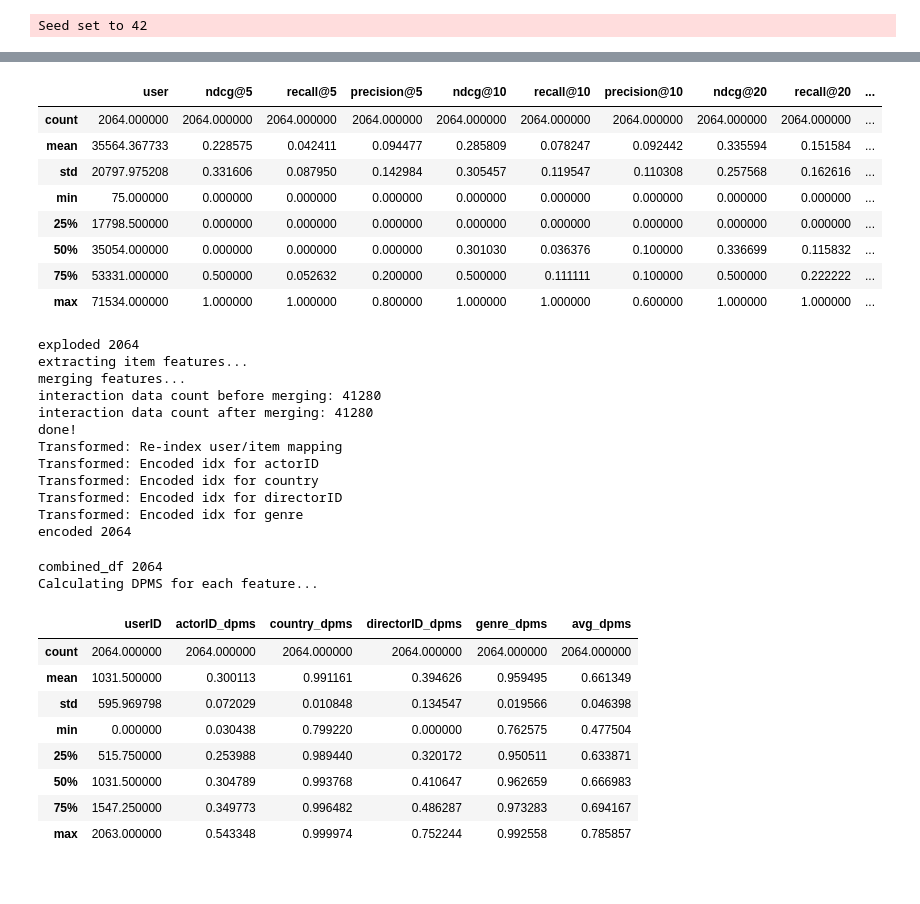
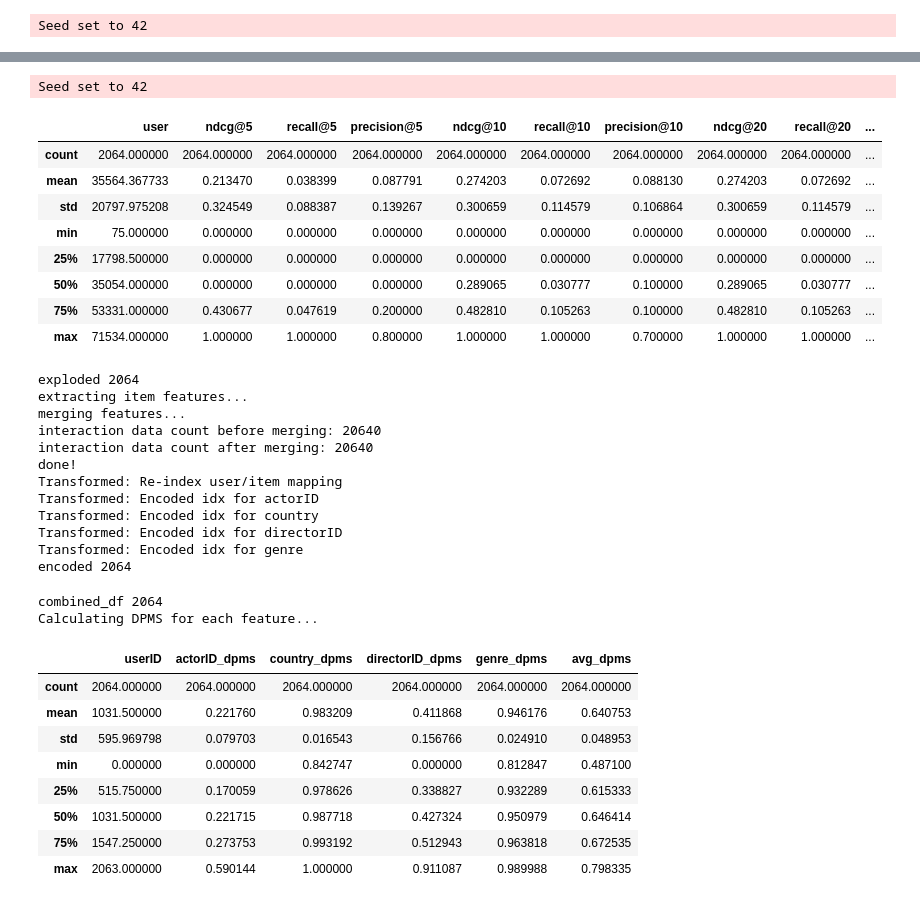
Before and after one commit to jeffery5bai/DPRecSys, a Jupyter notebook: experiments/rerank_exp.ipynb, the cells around one changed output, grey strips where cells are left out. Saved outputs shown, nothing was run; the diff lists cells and outputs as text; code cells hidden in the pictures.

```diff
--- a/experiments/rerank_exp.ipynb
+++ b/experiments/rerank_exp.ipynb
@@ -500,10 +552,11 @@ import sys
 sys.path.append(os.path.abspath(os.path.join(os.getcwd(), '..')))
 
 import joblib
-dir = "tmp"
-eval_df = joblib.load(os.path.join(dir, "eval_df.pkl"))
-user_dps_df = joblib.load(os.path.join(dir, "user_dps_df.pkl"))
-feature_engineer = joblib.load(os.path.join(dir, "feature_engineer.pkl"))
+dir = "artifacts"
+prefix = "(mt)ngcf_v2_k5_replica"
+eval_df = joblib.load(os.path.join(dir, f"{prefix}_eval_df.pkl"))
+user_dps_df = joblib.load(os.path.join(dir, f"{prefix}_user_dps_df.pkl"))
+feature_engineer = joblib.load(os.path.join(dir, f"{prefix}_feature_engineer.pkl"))
 # %%
 from post_processing.dpa_rs import DPA_RS
 
@@ -517,7 +570,7 @@ reranker = DPA_RS(
 Seed set to 42
 # %%
 result_df = reranker.rerank(
-    top_k=20,
+    top_k=10,
     max_iter=100,
     random_state=42,
 )
@@ -729,52 +603,54 @@ It     pcost       dcost      gap   pres   dres    k/t    mu     step   sigma
 # %%
+from common.eval import Evaluator
+evaluator = Evaluator()
+
 reranked_score_df = evaluator.evaluate(result_df, K=5)
 reranked_score_df = evaluator.evaluate(reranked_score_df, K=10)
 reranked_score_df = evaluator.evaluate(reranked_score_df, K=20)
 reranked_score_df.describe()
 # %% [output]
+Seed set to 42
 |  | user | ndcg@5 | recall@5 | precision@5 | ndcg@10 | recall@10 | precision@10 | ndcg@20 | recall@20 | ... |
 | count | 2064.000000 | 2064.000000 | 2064.000000 | 2064.000000 | 2064.000000 | 2064.000000 | 2064.000000 | 2064.000000 | 2064.000000 | ... |
-| mean | 35564.367733 | 0.228575 | 0.042411 | 0.094477 | 0.285809 | 0.078247 | 0.092442 | 0.335594 | 0.151584 | ... |
-| std | 20797.975208 | 0.331606 | 0.087950 | 0.142984 | 0.305457 | 0.119547 | 0.110308 | 0.257568 | 0.162616 | ... |
+| mean | 35564.367733 | 0.213470 | 0.038399 | 0.087791 | 0.274203 | 0.072692 | 0.088130 | 0.274203 | 0.072692 | ... |
+| std | 20797.975208 | 0.324549 | 0.088387 | 0.139267 | 0.300659 | 0.114579 | 0.106864 | 0.300659 | 0.114579 | ... |
 | min | 75.000000 | 0.000000 | 0.000000 | 0.000000 | 0.000000 | 0.000000 | 0.000000 | 0.000000 | 0.000000 | ... |
 | 25% | 17798.500000 | 0.000000 | 0.000000 | 0.000000 | 0.000000 | 0.000000 | 0.000000 | 0.000000 | 0.000000 | ... |
-| 50% | 35054.000000 | 0.000000 | 0.000000 | 0.000000 | 0.301030 | 0.036376 | 0.100000 | 0.336699 | 0.115832 | ... |
-| 75% | 53331.000000 | 0.500000 | 0.052632 | 0.200000 | 0.500000 | 0.111111 | 0.100000 | 0.500000 | 0.222222 | ... |
-| max | 71534.000000 | 1.000000 | 1.000000 | 0.800000 | 1.000000 | 1.000000 | 0.600000 | 1.000000 | 1.000000 | ... |
+| 50% | 35054.000000 | 0.000000 | 0.000000 | 0.000000 | 0.289065 | 0.030777 | 0.100000 | 0.289065 | 0.030777 | ... |
+| 75% | 53331.000000 | 0.430677 | 0.047619 | 0.200000 | 0.482810 | 0.105263 | 0.100000 | 0.482810 | 0.105263 | ... |
+| max | 71534.000000 | 1.000000 | 1.000000 | 0.800000 | 1.000000 | 1.000000 | 0.700000 | 1.000000 | 1.000000 | ... |
 # %%
-# from common.eval import Evaluator
-# evaluator = Evaluator()
 reranked_user_dpms_df = evaluator.evaluate_dpms_at_k(
     eval_df=result_df,
     feature_engineer=feature_engineer,
     ground_truth_dps_df=user_dps_df,
-    k=20,
+    k=10,
     actor_k=5,
     rare_threshold=5,
 )
 
 reranked_user_dpms_df.describe()
 # %% [output]
 exploded 2064
 extracting item features...
 merging features...
-interaction data count before merging: 41280
-interaction data count after merging: 41280
+interaction data count before merging: 20640
+interaction data count after merging: 20640
 done!
 Transformed: Re-index user/item mapping
 Transformed: Encoded idx for actorID
 Transformed: Encoded idx for country
 Transformed: Encoded idx for directorID
 Transformed: Encoded idx for genre
 encoded 2064
 combined_df 2064
 Calculating DPMS for each feature...
 |  | userID | actorID_dpms | country_dpms | directorID_dpms | genre_dpms | avg_dpms |
 | count | 2064.000000 | 2064.000000 | 2064.000000 | 2064.000000 | 2064.000000 | 2064.000000 |
-| mean | 1031.500000 | 0.300113 | 0.991161 | 0.394626 | 0.959495 | 0.661349 |
-| std | 595.969798 | 0.072029 | 0.010848 | 0.134547 | 0.019566 | 0.046398 |
-| min | 0.000000 | 0.030438 | 0.799220 | 0.000000 | 0.762575 | 0.477504 |
-| 25% | 515.750000 | 0.253988 | 0.989440 | 0.320172 | 0.950511 | 0.633871 |
-| 50% | 1031.500000 | 0.304789 | 0.993768 | 0.410647 | 0.962659 | 0.666983 |
-| 75% | 1547.250000 | 0.349773 | 0.996482 | 0.486287 | 0.973283 | 0.694167 |
-| max | 2063.000000 | 0.543348 | 0.999974 | 0.752244 | 0.992558 | 0.785857 |
+| mean | 1031.500000 | 0.221760 | 0.983209 | 0.411868 | 0.946176 | 0.640753 |
+| std | 595.969798 | 0.079703 | 0.016543 | 0.156766 | 0.024910 | 0.048953 |
+| min | 0.000000 | 0.000000 | 0.842747 | 0.000000 | 0.812847 | 0.487100 |
+| 25% | 515.750000 | 0.170059 | 0.978626 | 0.338827 | 0.932289 | 0.615333 |
+| 50% | 1031.500000 | 0.221715 | 0.987718 | 0.427324 | 0.950979 | 0.646414 |
+| 75% | 1547.250000 | 0.273753 | 0.993192 | 0.512943 | 0.963818 | 0.672535 |
+| max | 2063.000000 | 0.590144 | 1.000000 | 0.911087 | 0.989988 | 0.798335 |
```
Also changed, not shown: parts of 17 cells of this notebook, 2 other files.
